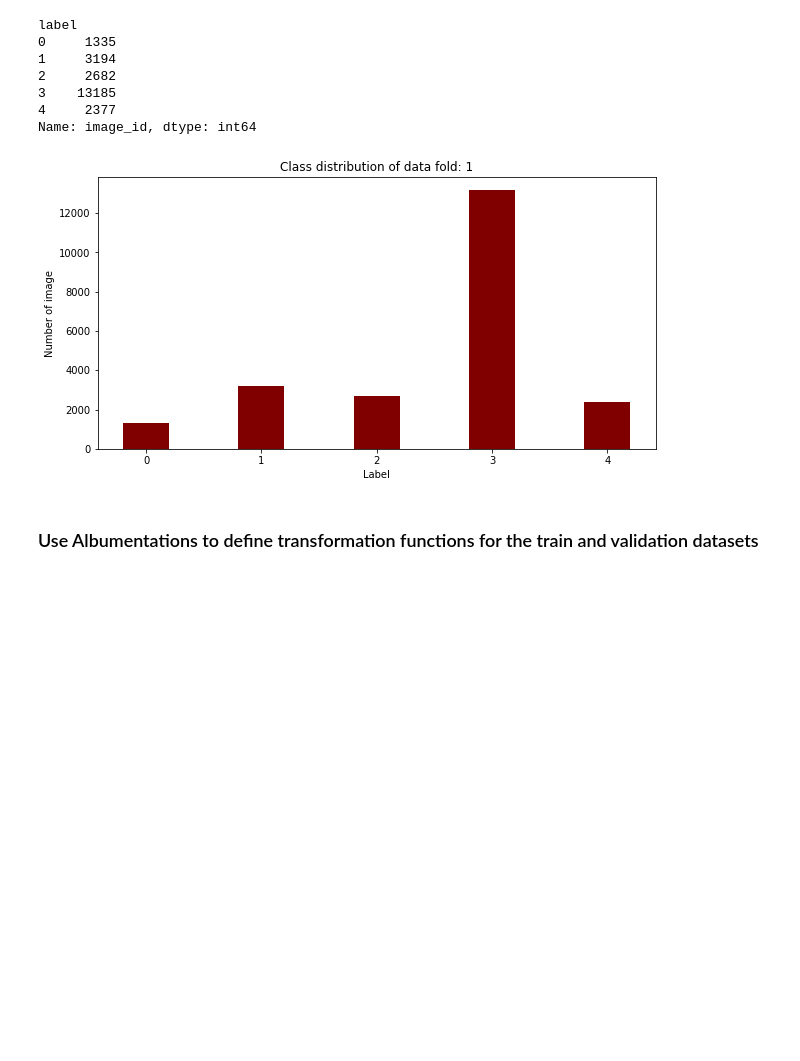
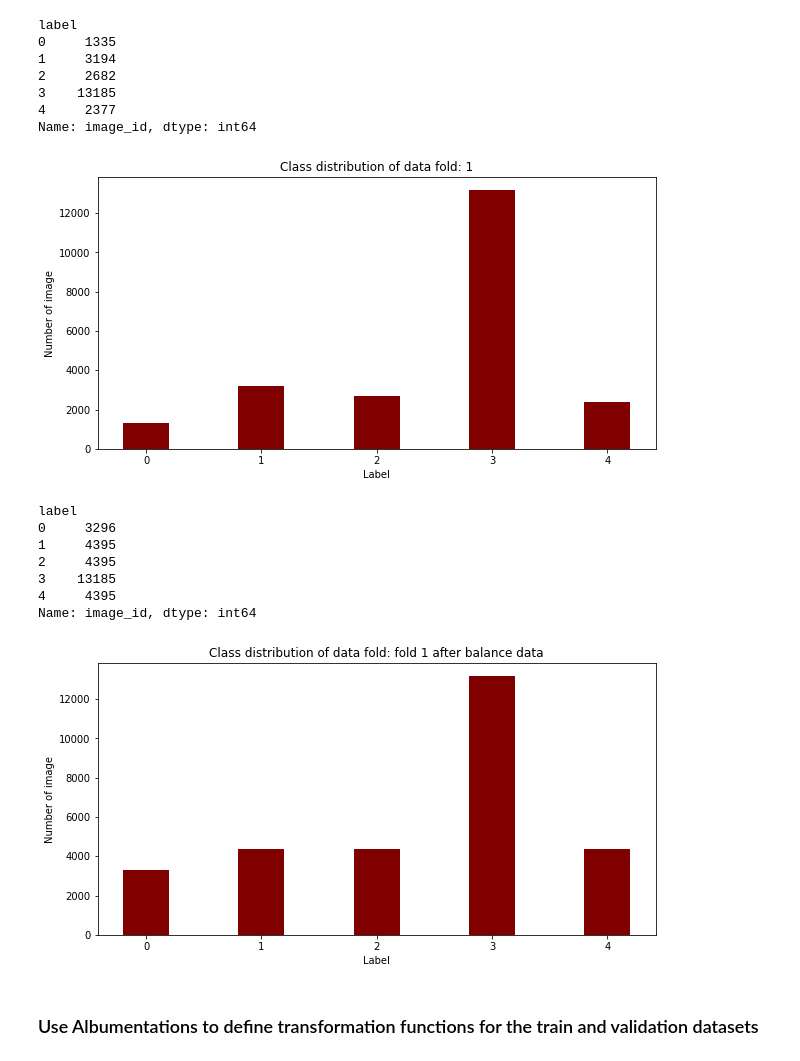
Before and after one commit to tuanho27/cassava_classify, a Jupyter notebook: cassava_classification.ipynb, the cells around one changed output. Drawn from its saved outputs; the diff is of its cells as text; code cells hidden in the pictures; blank space fills up the shorter version.

```diff
--- a/cassava_classification.ipynb
+++ b/cassava_classification.ipynb
@@ -123,7 +124,7 @@ def visualize_input_image_grid(filepaths, image_name, labels, cols=4):
 # %% [markdown]
 ### Define the parameters of the whole process
 # %%
-models_name = ["resnest26d","tf_efficientnet_b3_ns", "skresnet34" ,"cspresnet50", "vit_base_patch16_384"]
+models_name = ["resnest26d","resnest50d","tf_efficientnet_b3_ns", "skresnet34" ,"cspresnet50", "vit_base_patch16_384"]
 weights = [
     "weights/resnest26d_fold0_best_epoch_28_final_1st.pth",
     "weights/resnest26d_fold0_best_epoch_13_final_mixup.pth",
@@ -133,13 +134,17 @@ weights = [
     "weights/resnest26d_fold4_best_epoch_12_cutmix.pth",
     "weights/resnest26d_fold4_best_epoch_3_external.pth",
     "weights/resnest26d_fold4_best_epoch_21_final_512.pth",
-    "weights/tf_efficientnet_b3_ns_fold1_best_epoch_19_external.pth"
+    "weights/tf_efficientnet_b3_ns_fold1_best_epoch_19_external.pth",
+    "weights/tf_efficientnet_b3_ns_fold1_best_epoch_26_512.pth",
+    "weights/tf_efficientnet_b3_ns_fold1_best_epoch_1_final_512.pth",
+    "weights/resnest50d_fold1_best_epoch_95_final_1st.pth",
+    "weights/resnest50d_fold1_best_epoch_9_final_512.pth"
 
 ]
 model_index = 1
 ckpt_index = -1
-fold_ckpt_index = [3,4,5,6]
-fold_ckpt_weight = [1,1,1,1]
+fold_ckpt_index = [11,12]
+fold_ckpt_weight = [1,1]
 
 params = {
     "visualize": False,
@@ -152,14 +157,14 @@ params = {
     "num_classes": 5,
     "model": models_name[model_index],
     "device": "cuda",
-    "lr": 1e-4,
-    "lr_min":1e-6,
+    "lr": 5e-5,
+    "lr_min":1e-8,
     "batch_size": 8,
     "num_workers": 8,
-    "epochs": 30,
-    "gradient_accumulation_steps": 1,
-    "drop_block": 0.2,
-    "drop_rate": 0.2,
+    "epochs": 100,
+    "gradient_accumulation_steps": 8,
+    "drop_block": 0.3,
+    "drop_rate": 0.3,
     "mix_up": True,
     "cutmix":True,
     "rand_aug": False,
@@ -168,7 +173,7 @@ params = {
     "hard_negative_sample": False,
     "tta": True,
     "train_phase":True,
-    "balance_data":False,
+    "balance_data":True,
     "kfold_pred":False
 }
 # %% [markdown]
@@ -326,37 +331,46 @@ def balance_data(df, mode="undersampling"):
     class_2 = df[df.label==2]
     class_3 = df[df.label==3]
     class_4 = df[df.label==4]
     if mode == "undersampling":
         # upsample minority
         class_3_downsampled = resample(class_3,
                                   replace=True, # sample with replacement
                                   n_samples=len(class_1), # match number in majority class
                                   random_state=27) # reproducible results
         return pd.concat([class_0,class_1,class_2,class_3_downsampled,class_4])
     else:
         class_0_upsampled = resample(class_0,
                           replace=True, # sample with replacement
-                          n_samples=int(len(class_3)/3), # match number in majority class
+                          n_samples=int(len(class_3)/4), # match number in majority class
                           random_state=27) # reproducible results
         class_1_upsampled = resample(class_1,
                           replace=True, # sample with replacement
-                          n_samples=int(len(class_3)/2), # match number in majority class
+                          n_samples=int(len(class_3)/3), # match number in majority class
                           random_state=27) # reproducible results
         class_2_upsampled = resample(class_2,
                           replace=True, # sample with replacement
-                          n_samples=int(len(class_3)/2), # match number in majority class
+                          n_samples=int(len(class_3)/3), # match number in majority class
                           random_state=27) # reproducible results
         class_4_upsampled = resample(class_4,
                           replace=True, # sample with replacement
-                          n_samples=int(len(class_3)/2), # match number in majority class
+                          n_samples=int(len(class_3)/3), # match number in majority class
                           random_state=27) # reproducible results
         return pd.concat([class_0_upsampled, class_1_upsampled, class_2_upsampled, class_3, class_4_upsampled])
 
 
 if params["balance_data"]:
 #     train_folds = balance_data(train_folds, mode="undersampling")
     train_folds = balance_data(train_folds, mode="oversamling")
     visualize_class_dis(train_folds, f'fold {fold} after balance data')
+# %% [output]
+label
+0     3296
+1     4395
+2     4395
+3    13185
+4     4395
+Name: image_id, dtype: int64
+[figure, added]
 # %%
 # Dataset
 class TrainDataset(Dataset):
```
Also changed, not shown: parts of 20 cells of this notebook, 2 other files.
